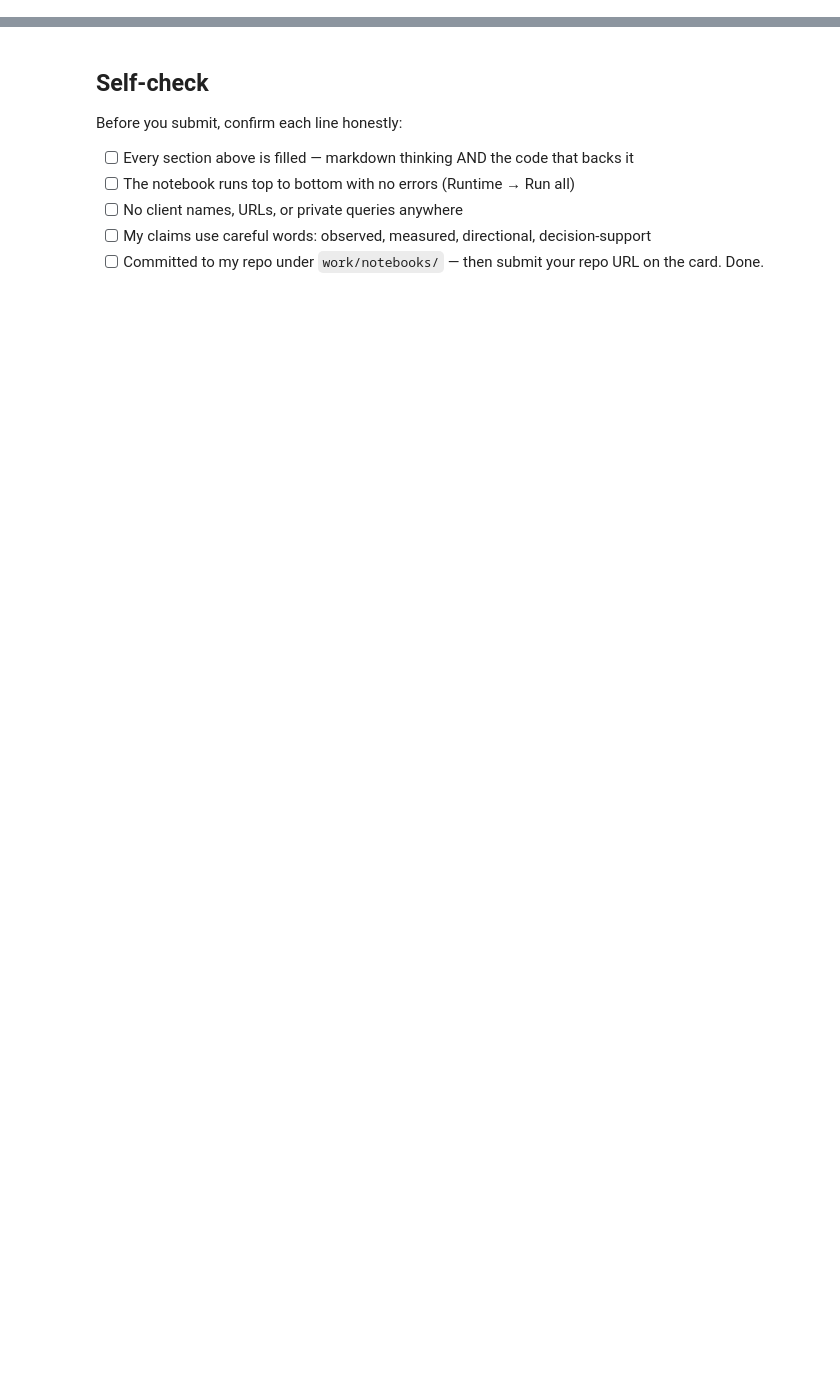
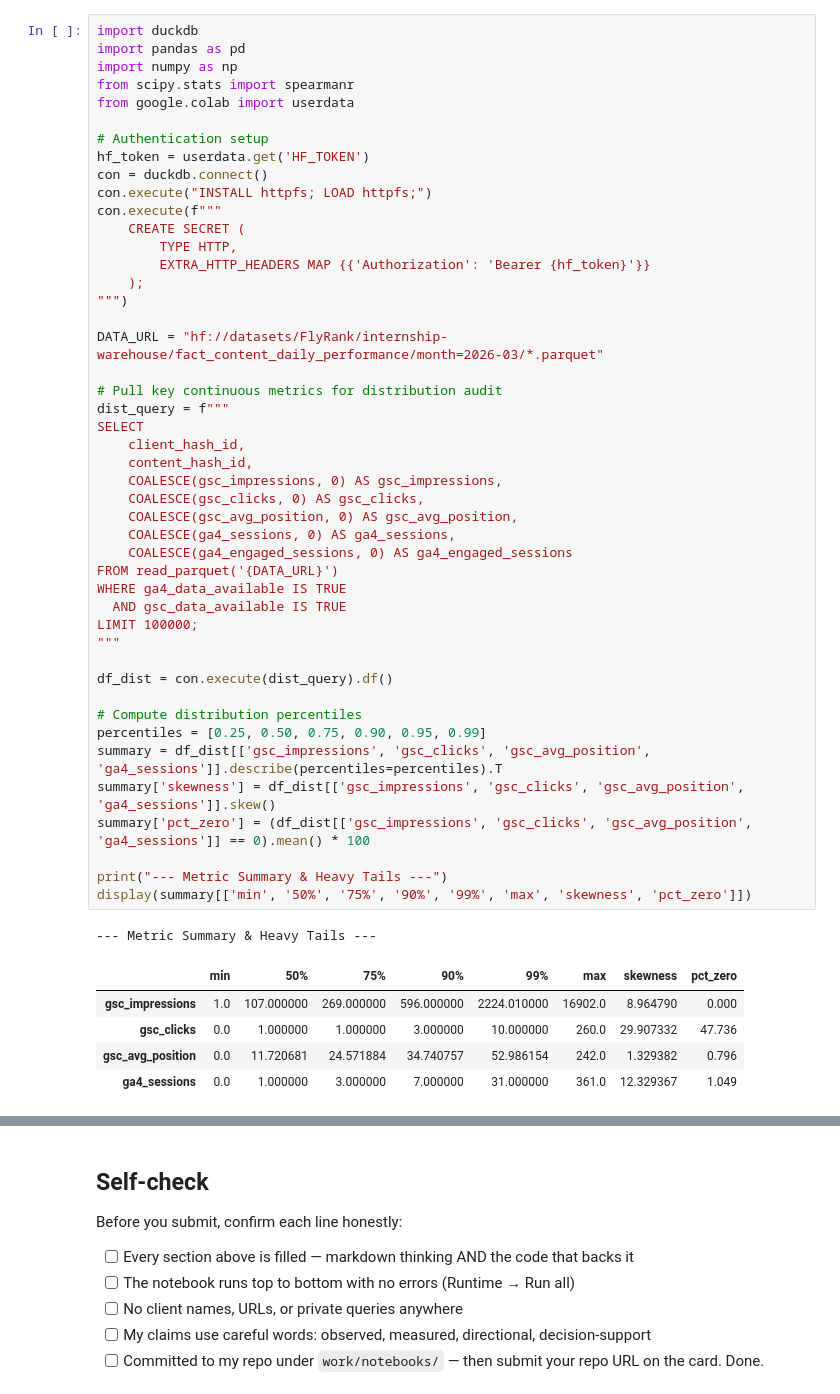
Before and after one commit to trycatchqasim/ML_FR_ISP, a Jupyter notebook: work/notebooks/w04_signal_audit.ipynb, the cells around one changed output, grey strips where cells are left out. Cells and saved outputs as stored; diff of their text form; blank space fills up the shorter version.

```diff
--- a/work/notebooks/w04_signal_audit.ipynb
+++ b/work/notebooks/w04_signal_audit.ipynb
@@ -36,0 +14,53 @@ This skeleton is yours to fill. Work the sections **in order** — each one has
+# %%
+import duckdb
+import pandas as pd
+import numpy as np
+from scipy.stats import spearmanr
+from google.colab import userdata
+
+# Authentication setup
+hf_token = userdata.get('HF_TOKEN')
+con = duckdb.connect()
+con.execute("INSTALL httpfs; LOAD httpfs;")
+con.execute(f"""
+    CREATE SECRET (
+        TYPE HTTP,
+        EXTRA_HTTP_HEADERS MAP {{'Authorization': 'Bearer {hf_token}'}}
+    );
+""")
+
+DATA_URL = "hf://datasets/FlyRank/internship-warehouse/fact_content_daily_performance/month=2026-03/*.parquet"
+
+# Pull key continuous metrics for distribution audit
+dist_query = f"""
+SELECT
+    client_hash_id,
+    content_hash_id,
+    COALESCE(gsc_impressions, 0) AS gsc_impressions,
+    COALESCE(gsc_clicks, 0) AS gsc_clicks,
+    COALESCE(gsc_avg_position, 0) AS gsc_avg_position,
+    COALESCE(ga4_sessions, 0) AS ga4_sessions,
+    COALESCE(ga4_engaged_sessions, 0) AS ga4_engaged_sessions
+FROM read_parquet('{DATA_URL}')
+WHERE ga4_data_available IS TRUE
+  AND gsc_data_available IS TRUE
+LIMIT 100000;
+"""
+
+df_dist = con.execute(dist_query).df()
+
+# Compute distribution percentiles
+percentiles = [0.25, 0.50, 0.75, 0.90, 0.95, 0.99]
+summary = df_dist[['gsc_impressions', 'gsc_clicks', 'gsc_avg_position', 'ga4_sessions']].describe(percentiles=percentiles).T
+summary['skewness'] = df_dist[['gsc_impressions', 'gsc_clicks', 'gsc_avg_position', 'ga4_sessions']].skew()
+summary['pct_zero'] = (df_dist[['gsc_impressions', 'gsc_clicks', 'gsc_avg_position', 'ga4_sessions']] == 0).mean() * 100
+
+print("--- Metric Summary & Heavy Tails ---")
+display(summary[['min', '50%', '75%', '90%', '99%', 'max', 'skewness', 'pct_zero']])
+# %% [output]
+--- Metric Summary & Heavy Tails ---
+|  | min | 50% | 75% | 90% | 99% | max | skewness | pct_zero |
+| gsc_impressions | 1.0 | 107.000000 | 269.000000 | 596.000000 | 2224.010000 | 16902.0 | 8.964790 | 0.000 |
+| gsc_clicks | 0.0 | 1.000000 | 1.000000 | 3.000000 | 10.000000 | 260.0 | 29.907332 | 47.736 |
+| gsc_avg_position | 0.0 | 11.720681 | 24.571884 | 34.740757 | 52.986154 | 242.0 | 1.329382 | 0.796 |
+| ga4_sessions | 0.0 | 1.000000 | 3.000000 | 7.000000 | 31.000000 | 361.0 | 12.329367 | 1.049 |
```
Also changed, not shown: parts of 15 cells of this notebook.
